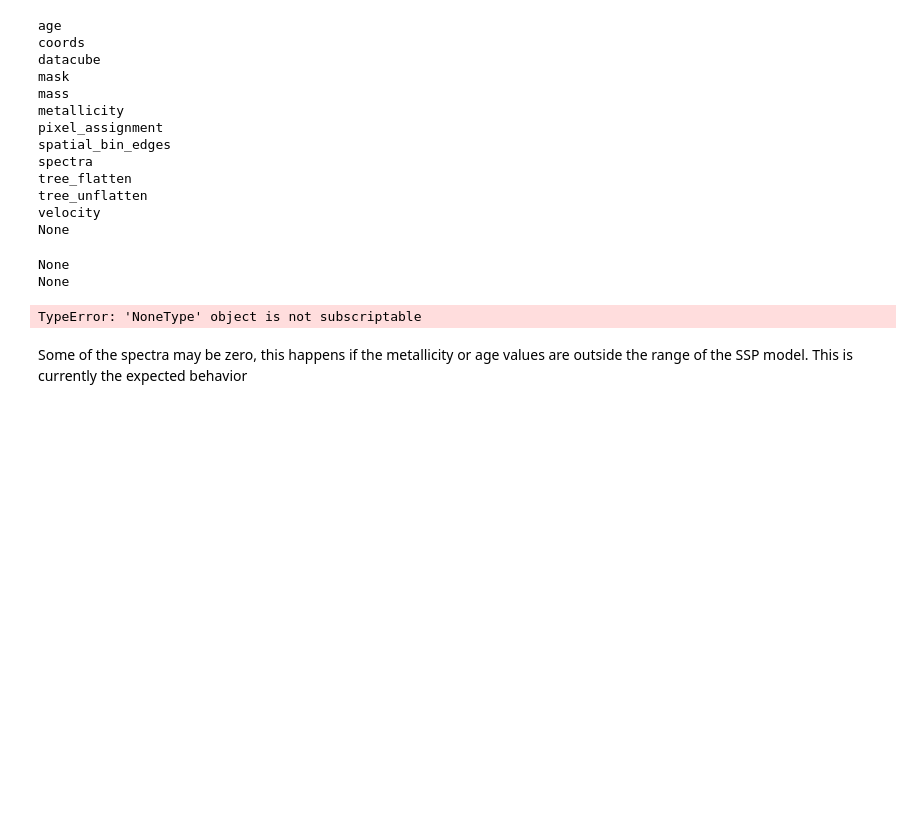
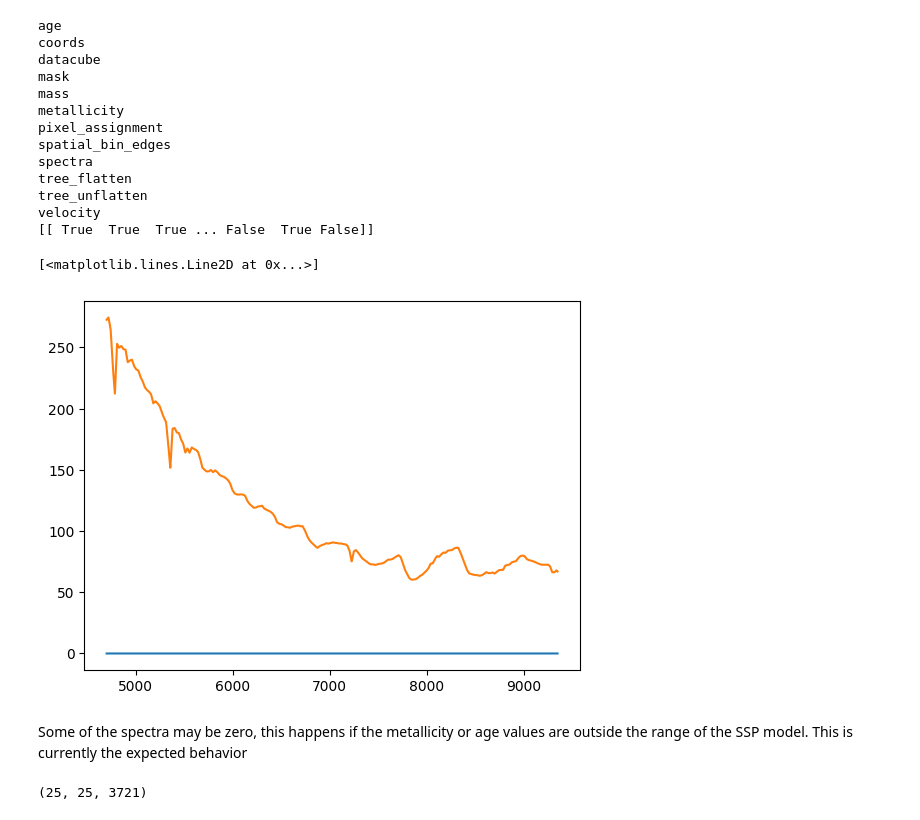
Before and after one commit to ufuk-cakir/rubix, a Jupyter notebook: notebooks/spectra_calculation.ipynb, the cells around one changed output. Cells and saved outputs as stored; diff of their text form; code cells hidden in the pictures; blank space fills up the shorter version.

```diff
--- a/notebooks/spectra_calculation.ipynb
+++ b/notebooks/spectra_calculation.ipynb
@@ -118,7 +134,7 @@ def print_object_attributes(obj):
 
 # Assuming `data` is your object
 print_object_attributes(data.stars)
-print(data.stars.pixel_assignment)
+print(data.stars.mask)
 # %% [output]
 age
 coords
@@ -132,19 +148,15 @@ spectra
 tree_flatten
 tree_unflatten
 velocity
-None
+[[ True  True  True ... False  True False]]
 # %%
 #NBVAL_SKIP
 wave = pipe.telescope.wave_seq
-spectra = data.stars.spectra # Spectra of all stars
-print(spectra)
-print(data.stars.pixel_assignment)
-
-plt.plot(wave, spectra[0,3])
+plt.plot(wave, data.stars.spectra[0][0][:])
+plt.plot(wave, data.stars.spectra[0][1][:])
 # %% [output]
-None
-None
+[<matplotlib.lines.Line2D at 0x...>]
-TypeError: 'NoneType' object is not subscriptable
+[figure, added]
 # %% [markdown]
 Some of the spectra may be zero, this happens if the metallicity or age values are outside the range of the SSP model. This is currently the expected behavior
 # %%
@@ -164,8 +176,8 @@ def calculate_ifu_cube(stars_spectra, pixel_indices):
 
     return ifu_cube
 
-spectra = data["spectra"]
-assignments = data["pixel_assignment"]
+spectra = data.stars.spectra
+assignments = data.stars.pixel_assignment
 
 # Calculate 4 individual IFU cubes
 ifu_cubes = jax.vmap(calculate_ifu_cube)(spectra, assignments)
@@ -173,6 +185,8 @@ ifu_cubes = jax.vmap(calculate_ifu_cube)(spectra, assignments)
 # Sum the 4 IFU cubes
 final_ifu_cube = jnp.sum(ifu_cubes, axis=0)
 final_ifu_cube.shape
+# %% [output]
+(25, 25, 3721)
 # %%
 #NBVAL_SKIP
 wavelengths = pipe.telescope.wave_seq
```
Also changed, not shown: parts of 9 cells of this notebook, 6 other files.
